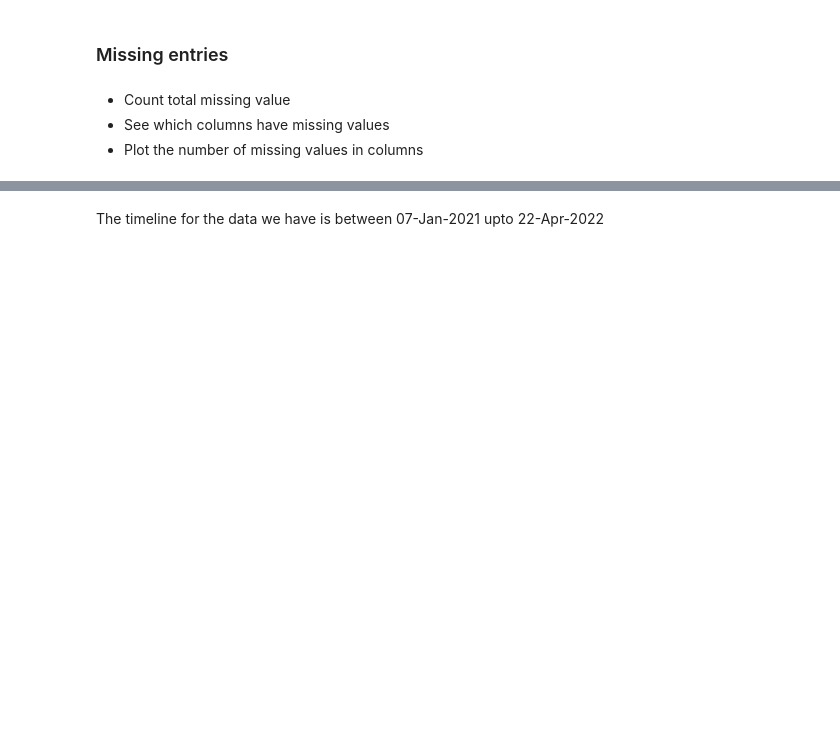
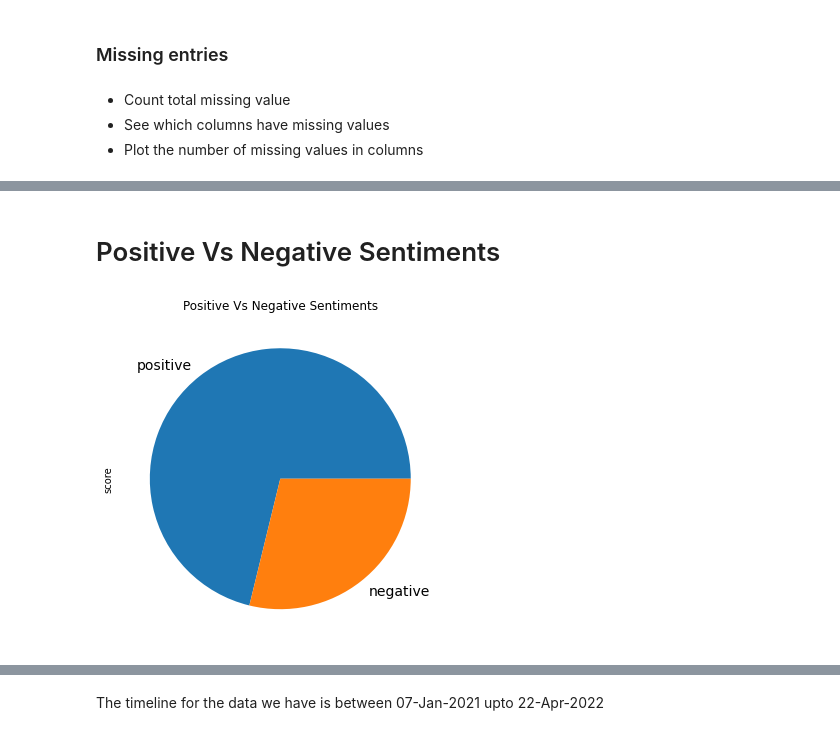
Before and after one commit to Hen0k/Twitter-Data-Analysis, a Jupyter notebook: notebooks/EDA.ipynb, the cells around one changed output, grey strips where cells are left out. Cells and saved outputs as stored; diff of their text form; code cells hidden in the pictures; blank space fills up the shorter version.

```diff
--- a/notebooks/EDA.ipynb
+++ b/notebooks/EDA.ipynb
@@ -136,4 +112,3 @@ tweet_df[tweet_df['polarity'] == '0.0'].shape
 # %%
-cleaner = Clean_Tweets(tweet_df)
-# cleaner.run_pipeline()
-print(cleaner.df.info())
+cleaner = CleanTweets()
+cleaned_df = cleaner.run_pipeline(tweet_df)
@@ -140,2 +117,4 @@ print(cleaner.df.info())
 # %%
-cleaner.df.head()
+pprocessor = SADataPreparation()
+labled_df = pprocessor.preprocess_data(cleaned_df)
+labled_df.columns
@@ -144,3 +139,12 @@ cleaned_df = cleaner.df
+# %% [markdown]
+# Positive Vs Negative Sentiments
+# %%
+from collections import Counter
+Counter(labled_df['score'])
+fig = labled_df['score'].value_counts().plot.pie(figsize=(6, 6), fontsize=14, title="Positive Vs Negative Sentiments").get_figure()
+fig.savefig("pos_vs_neg.png")
+# %% [output]
+[figure, added]
 # %%
 cleaned_df.sort_values('created_at', ascending=True, inplace=True, ignore_index=True)
 cleaned_df.loc[0, 'created_at'], cleaned_df.loc[len(cleaned_df)-1, 'created_at']
```
Also changed, not shown: parts of 26 cells of this notebook, 2 other files.
